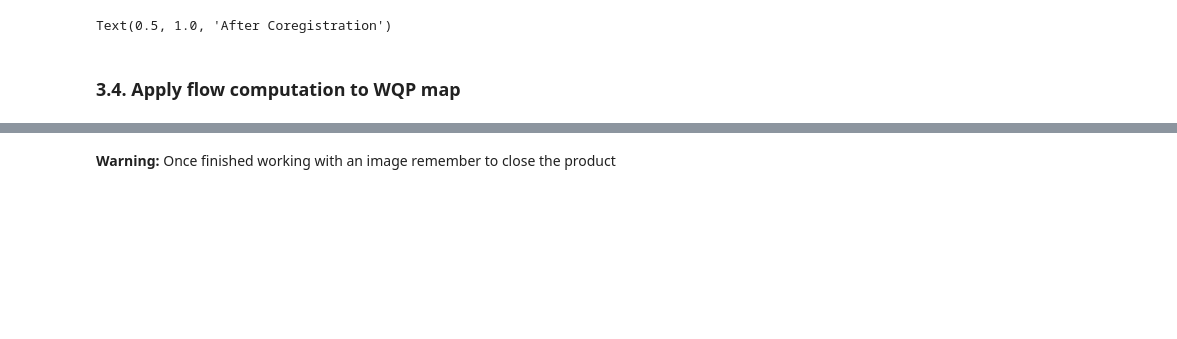
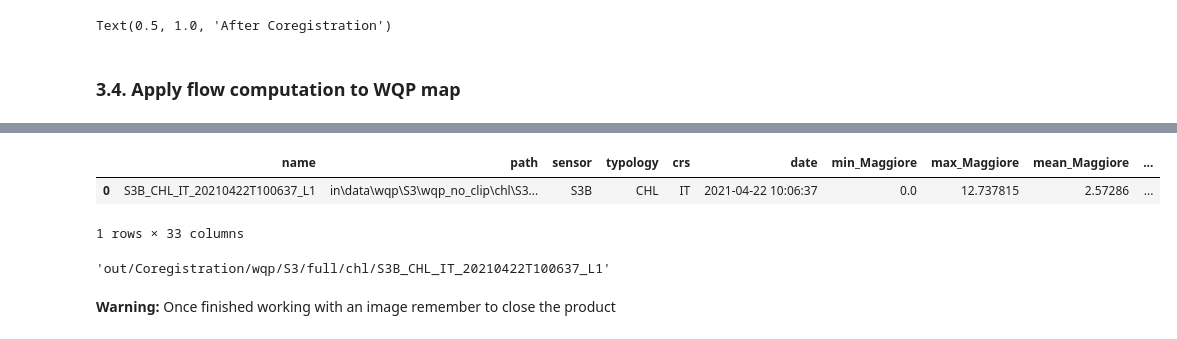
Before and after one commit to JFToro192/notebook_WQP_statistics, a Jupyter notebook: notebook/WQP_Statistics_example.ipynb, the cells around one changed output, grey strips where cells are left out. Cells and saved outputs as stored; diff of their text form; code cells hidden in the pictures; blank space fills up the shorter version.

Commit message:
Update coregistration notebook

```diff
--- a/notebook/WQP_Statistics_example.ipynb
+++ b/notebook/WQP_Statistics_example.ipynb
@@ -321,0 +347,14 @@ np.nansum(a<0)
+# %%
+# Set the paths to the slave and master poducts
+master_name = 'S3A_IT_20190315T094218_L1'
+slave_name = 'S3B_IT_20210422T100637_L1'
+slave_name_wqp = 'S3B_CHL_IT_20210422T100637_L1'
+
+oa_bands_slave =  './in/data/wqp/S3/oa\\'+slave_name+'.tif'
+oa_bands_master =  './in/data/wqp/S3/oa\\'+master_name+'.tif'
+
+# Read the slave and master products
+slave = wqp.wqp(oa_bands_slave)
+slave.readWQP()
+master = wqp.wqp(oa_bands_master)
+master.readWQP()
@@ -457,3 +761,25 @@ src_master.writeWQP(os.path.join(cwd['out'],'corr'),QBrecalee)
+# %%
+wqp_original = wqp.wqp(os.path.join('in\data\wqp\S3\wqp_no_clip\chl',slave_name_wqp+'.tif'))
+wqp_original.computeStatistics(gdf_lakes, 'Nome',"count min mean max median std  percentile_25 percentile_50 percentile_75",0)
+df_temp = pd.DataFrame(wqp_original.stats)
+df = wqp.wqp.exportWQPFormatEstimates(wqp_original)
+# Export the statistics result to a file (append data if existing)
+# out_file = os.path.join(cwd['out'],'lakesStats','lakesStats.csv')
+# if os.path.exists(out_file):
+#     df.to_csv(os.path.join(cwd['out'],'lakesStats','lakesStats.csv'),mode='a', header=False)
+# else:
+#     df.to_csv(os.path.join(cwd['out'],'lakesStats','lakesStats.csv'))
+# df_temp
+# %%
+df
+# %% [output]
+|  | name | path | sensor | typology | crs | date | min_Maggiore | max_Maggiore | mean_Maggiore | ... |
+| 0 | S3B_CHL_IT_20210422T100637_L1 | in\data\wqp\S3\wqp_no_clip\chl\S3... | S3B | CHL | IT | 2021-04-22 10:06:37 | 0.0 | 12.737815 | 2.57286 | ... |
+1 rows × 33 columns
+# %%
+wqp_cor.name
+# %% [output]
+'out/Coregistration/wqp/S3/full/chl/S3B_CHL_IT_20210422T100637_L1'
 # %% [markdown]
 <p class="warning"><strong>Warning:</strong> Once finished working with an image remember to close the product</p>
 # %%
```
Also changed, not shown: parts of 79 cells of this notebook, 33 other files.
